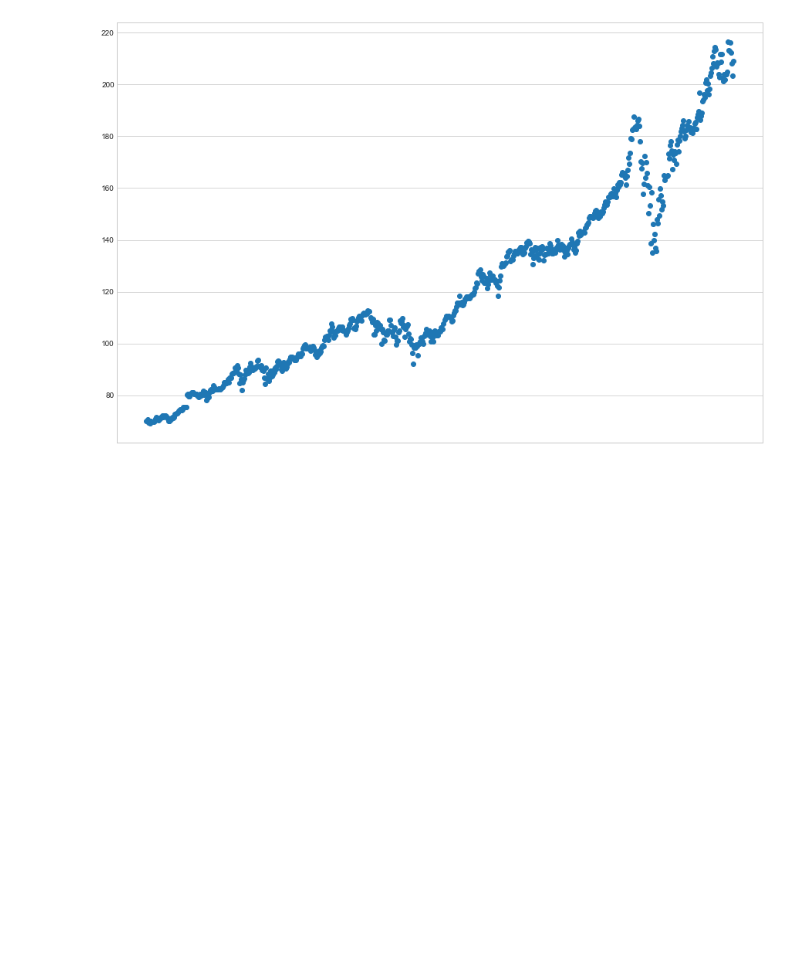
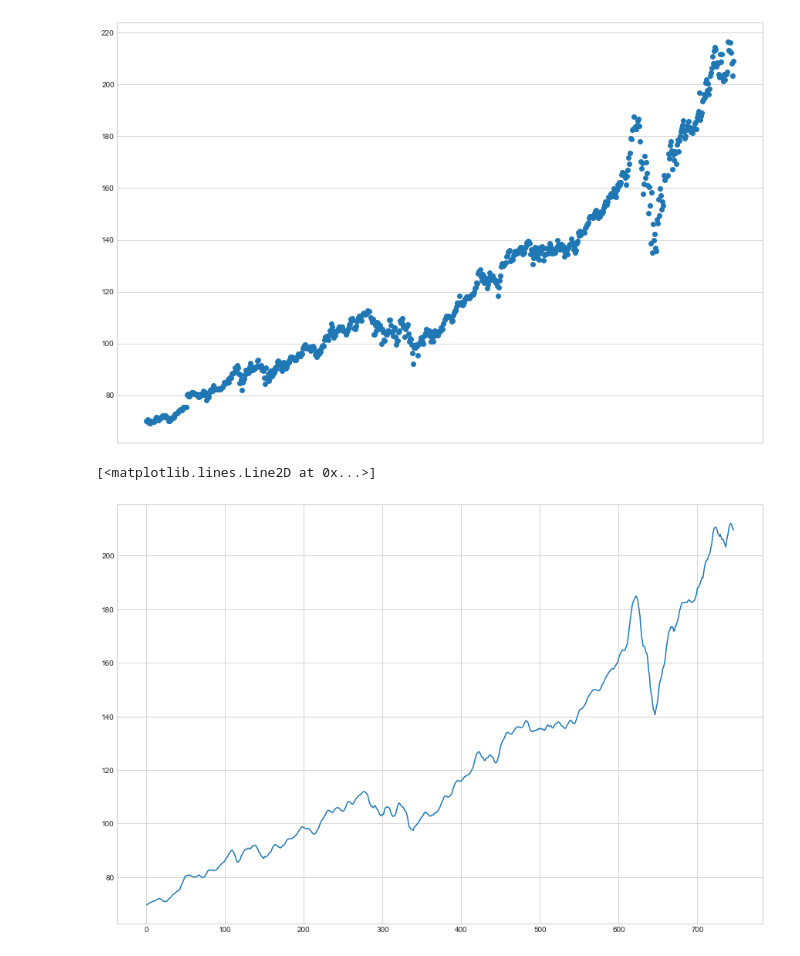
Before and after one commit to doofusdavid/res500-PortfolioProject, a Jupyter notebook: PortfolioProject.ipynb, the cells around one changed output. Saved outputs shown, nothing was run; the diff lists cells and outputs as text; code cells hidden in the pictures; blank space fills up the shorter version.

Commit message:
new data and revised charts

```diff
--- a/PortfolioProject.ipynb
+++ b/PortfolioProject.ipynb
@@ -57,3 +77,13 @@ ax.xaxis.set_major_locator(loc)
 ax.xaxis.set_major_formatter(formatter)
 # %% [output]
 [figure]
+# %%
+data = df.loc[1:,"Adj Close"].tolist()
+cumsum_vec = np.cumsum(np.insert(data, 0, 0))
+window_width=7
+ma_vec = (cumsum_vec[window_width:] - cumsum_vec[:-window_width]) / window_width
+# %%
+plt.plot(ma_vec)
+# %% [output]
+[<matplotlib.lines.Line2D at 0x...>]
+[figure, added]
```
Also changed, not shown: parts of 5 cells of this notebook, 1 other file.
